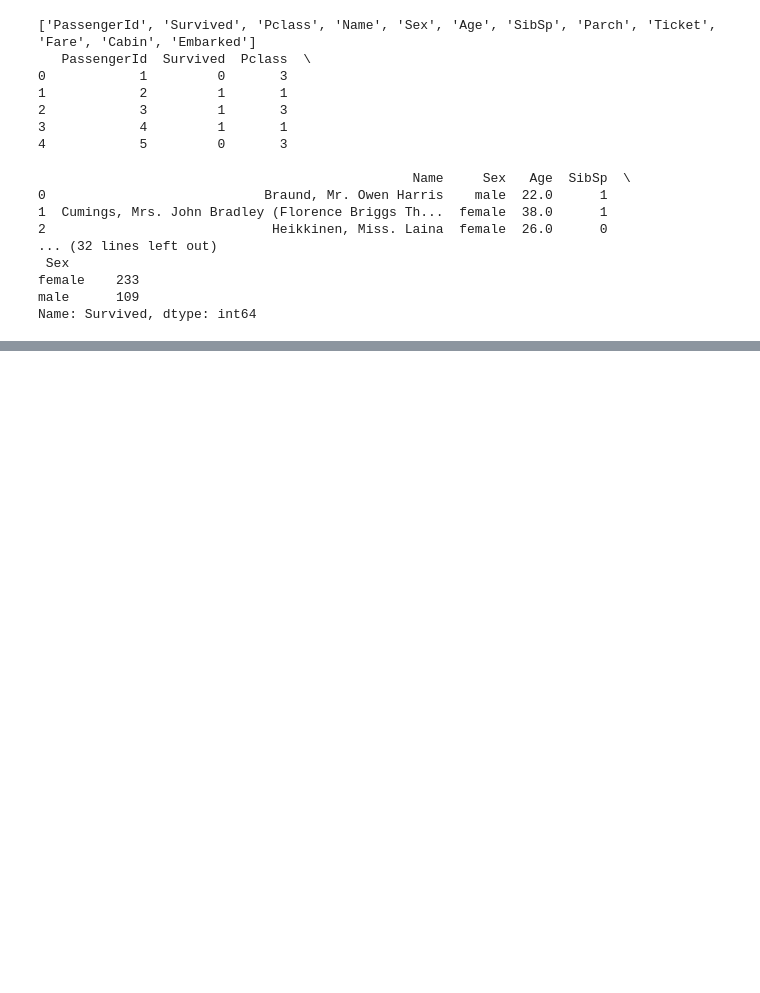
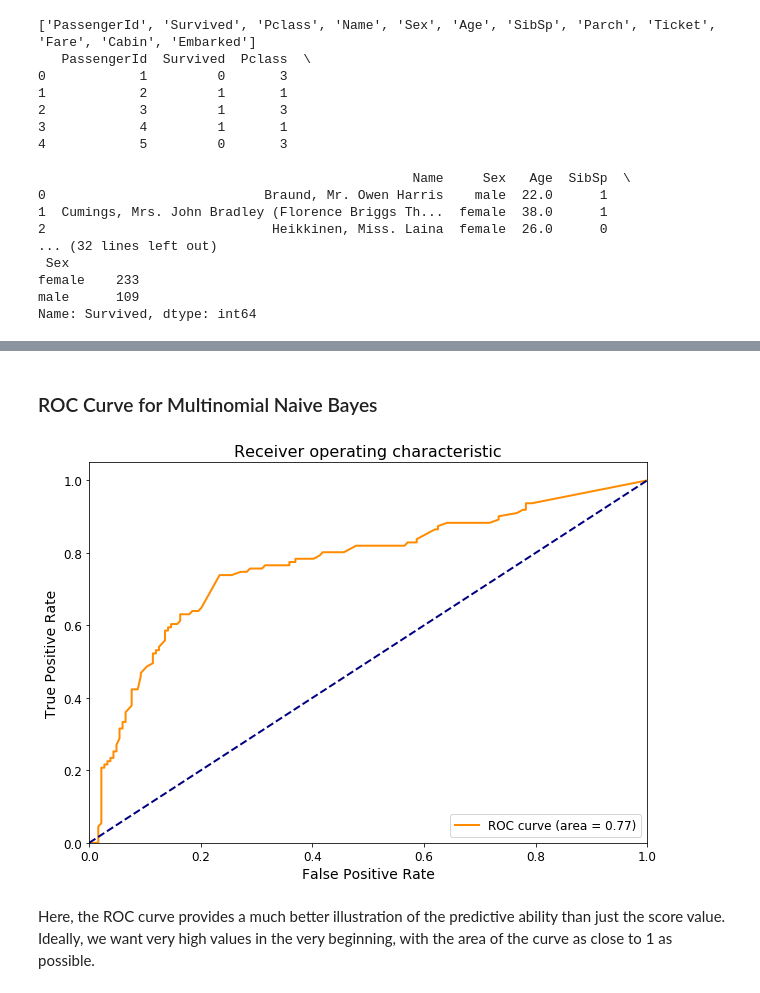
Before and after one commit to cdpham42/TitanicKaggle, a Jupyter notebook: TitanicKaggle.ipynb, the cells around one changed output, grey strips where cells are left out. Cells and saved outputs as stored; diff of their text form; code cells hidden in the pictures; blank space fills up the shorter version.

Commit message:
Clean printing of results; Implement Random Forest

```diff
--- a/TitanicKaggle.ipynb
+++ b/TitanicKaggle.ipynb
@@ -98,11 +119,8 @@ training["Age"] = training["Age"].fillna(0)
 survived = training["Survived"]
 training = training.drop("Survived", axis = 1)
 
-# Drop undesired columns
-training = training.drop(["Name", "Cabin", "Ticket", "Fare", "Embarked", "PassengerId"], axis =1)
-print(training.head())
-
-cols = list(training.columns.values)
+# Desired features for analysis
+cols = ["Pclass", "Sex", "Age", "SibSp", "Parch"]
 print(cols)
 
 # Get combinations of desired features
@@ -211,0 +227,39 @@ for combo in combos:
+# %% [markdown]
+### ROC Curve for Multinomial Naive Bayes
+# %%
+# Compute ROC curve and ROC area for best model
+
+best_mnb = ["Sex", "Parch", "Age"]
+best_df = pd.DataFrame()
+for b in best_mnb:
+    best_df = pd.concat([best_df, training[b]], axis = 1)
+
+# Need the y_test data and prediction probabilities
+X_train, X_test, y_train, y_test = train_test_split(best_df, survived, test_size = 0.33, random_state = 0)
+
+# Fit and get prediction probabilities
+multinb = MultinomialNB()
+predict_prob = multinb.fit(X_train, y_train).predict_proba(X_test)
+
+fpr = dict()
+tpr = dict()
+roc_auc = dict()
+fpr, tpr, _ = roc_curve(y_test, predict_prob[:,1])
+roc_auc = auc(fpr, tpr)
+# %%
+fig,ax = plt.subplots(figsize=(10,7))
+lw = 2
+ax.plot(fpr, tpr, color='darkorange',
+         lw=lw, label='ROC curve (area = %0.2f)' % roc_auc)
+ax.plot([0, 1], [0, 1], color='navy', lw=lw, linestyle='--')
+ax.set_xlim([0.0, 1.0])
+ax.set_ylim([0.0, 1.05])
+ax.set_xlabel('False Positive Rate', fontsize=14)
+ax.set_ylabel('True Positive Rate', fontsize=14)
+ax.set_title('Receiver operating characteristic', fontsize=16)
+ax.legend(loc="lower right", fontsize=12)
+ax.tick_params(axis="both", labelsize=12)
+# %% [output]
+[figure, added]
+# %% [markdown]
+Here, the ROC curve provides a much better illustration of the predictive ability than just the score value. Ideally, we want very high values in the very beginning, with the area of the curve as close to 1 as possible.
```
Also changed, not shown: parts of 16 cells of this notebook.
